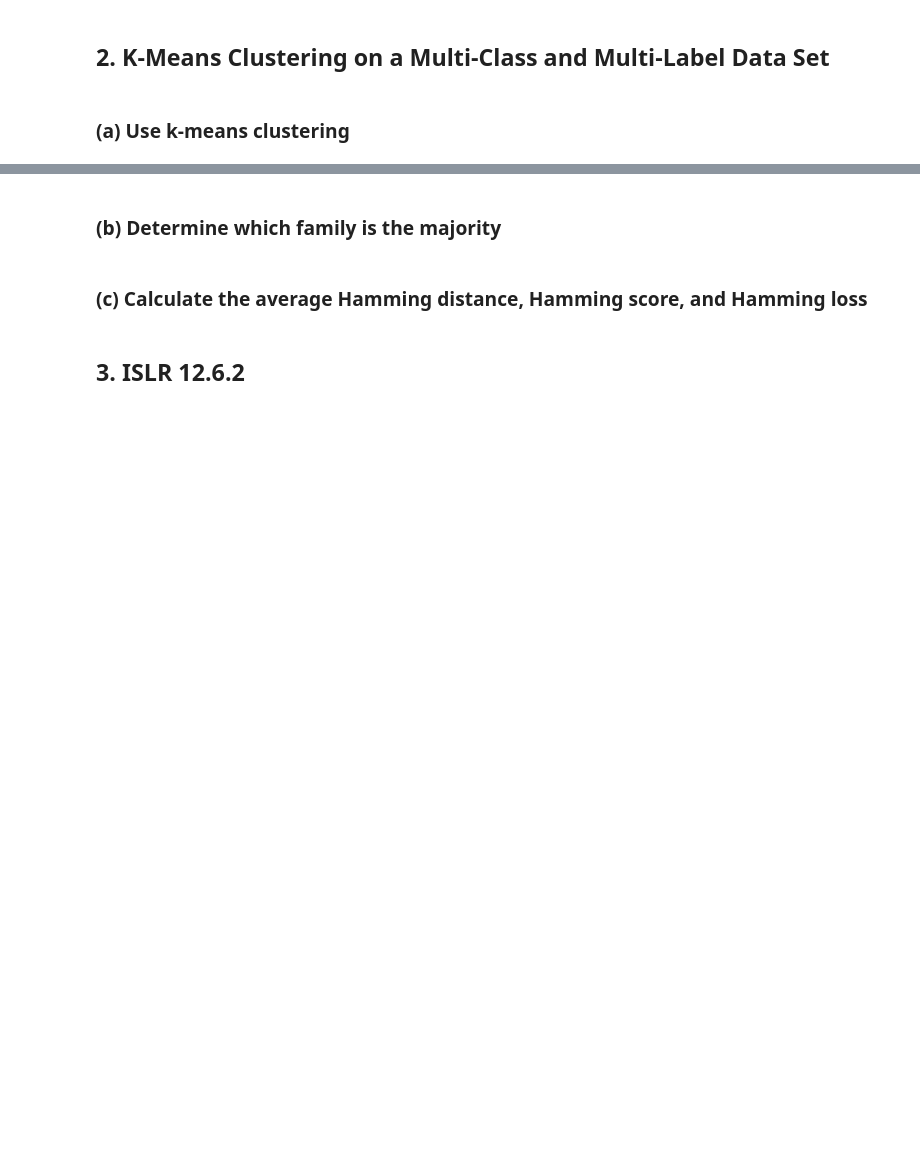
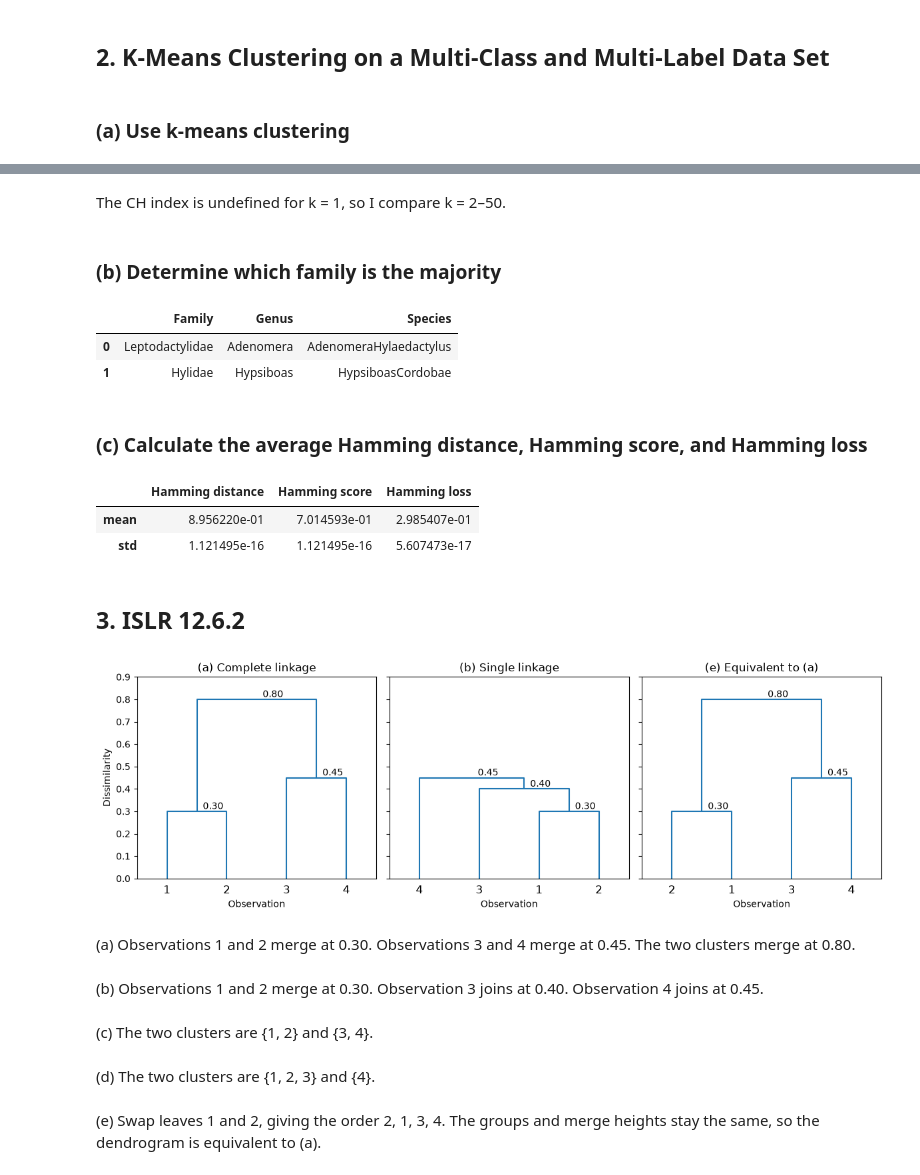
Before and after one commit to Ryan6546ea/DSCI552-HW7, a Jupyter notebook: notebook/Chen_Sian_HW7.ipynb, the cells around one changed output, grey strips where cells are left out. Cells and saved outputs as stored; diff of their text form; code cells hidden in the pictures; blank space fills up the shorter version.

```diff
--- a/notebook/Chen_Sian_HW7.ipynb
+++ b/notebook/Chen_Sian_HW7.ipynb
@@ -29,6 +198,81 @@ Import packages
+# %% [markdown]
+The CH index is undefined for k = 1, so I compare k = 2–50.
 # %% [markdown]
 ### (b) Determine which family is the majority
+# %%
+cluster_majorities = []
+
+for _, clusters in cluster_runs:
+    majority = data[labels].groupby(clusters).agg(
+        lambda column: column.mode().iloc[0]
+    )
+    cluster_majorities.append(majority)
+
+cluster_majorities[0]
+# %% [output]
+|  | Family | Genus | Species |
+| 0 | Leptodactylidae | Adenomera | AdenomeraHylaedactylus |
+| 1 | Hylidae | Hypsiboas | HypsiboasCordobae |
 # %% [markdown]
 ### (c) Calculate the average Hamming distance, Hamming score, and Hamming loss
+# %%
+true_labels = data[labels].to_numpy()
+clustering_results = []
+
+for (_, clusters), majority in zip(cluster_runs, cluster_majorities):
+    predicted = majority.loc[clusters].to_numpy()
+    wrong = predicted != true_labels
+    loss = wrong.mean()
+
+    clustering_results.append({
+        "Hamming distance": wrong.sum(axis=1).mean(),
+        "Hamming score": 1 - loss,
+        "Hamming loss": loss
+    })
+
+clustering_results = pd.DataFrame(clustering_results)
+clustering_results.agg(["mean", "std"])
+# %% [output]
+|  | Hamming distance | Hamming score | Hamming loss |
+| mean | 8.956220e-01 | 7.014593e-01 | 2.985407e-01 |
+| std | 1.121495e-16 | 1.121495e-16 | 5.607473e-17 |
 # %% [markdown]
 ## 3. ISLR 12.6.2
+# %%
+# Distances in the order 12, 13, 14, 23, 24, 34.
+distances = [0.3, 0.4, 0.7, 0.5, 0.8, 0.45]
+complete = linkage(distances, method="complete")
+single = linkage(distances, method="single")
+
+# Swap leaves 1 and 2 without changing the merges.
+equivalent = complete.copy()
+equivalent[0, :2] = equivalent[0, [1, 0]]
+
+fig, axes = plt.subplots(1, 3, figsize=(12, 4), sharey=True)
+
+for ax, Z, title in zip(
+    axes, [complete, single, equivalent],
+    ["(a) Complete linkage", "(b) Single linkage", "(e) Equivalent to (a)"]
+):
+    tree = dendrogram(
+        Z, labels=["1", "2", "3", "4"], color_threshold=0, ax=ax
+    )
+    for x, y in zip(tree["icoord"], tree["dcoord"]):
+        ax.text((x[1] + x[2]) / 2 + 1, y[1] + 0.01, f"{y[1]:.2f}")
+    ax.set(title=title, xlabel="Observation", ylim=(0, 0.9))
+
+axes[0].set_ylabel("Dissimilarity")
+plt.tight_layout()
+plt.show()
+# %% [output]
+[figure, added]
+# %% [markdown]
+(a) Observations 1 and 2 merge at 0.30. Observations 3 and 4 merge at 0.45. The two clusters merge at 0.80.
+# %% [markdown]
+(b) Observations 1 and 2 merge at 0.30. Observation 3 joins at 0.40. Observation 4 joins at 0.45.
+# %% [markdown]
+(c) The two clusters are {1, 2} and {3, 4}.
+# %% [markdown]
+(d) The two clusters are {1, 2, 3} and {4}.
+# %% [markdown]
+(e) Swap leaves 1 and 2, giving the order 2, 1, 3, 4. The groups and merge heights stay the same, so the dendrogram is equivalent to (a).
```
Also changed, not shown: parts of 10 cells of this notebook, 1 other file.
